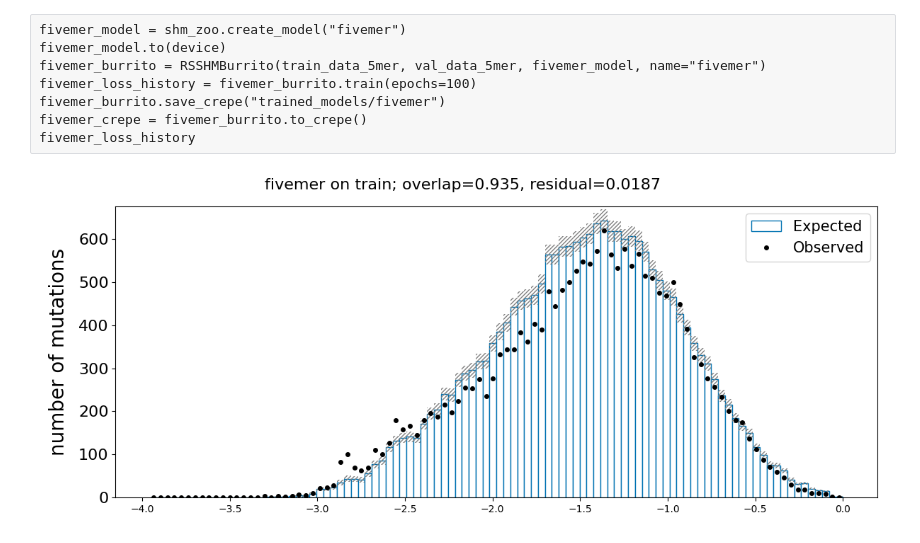
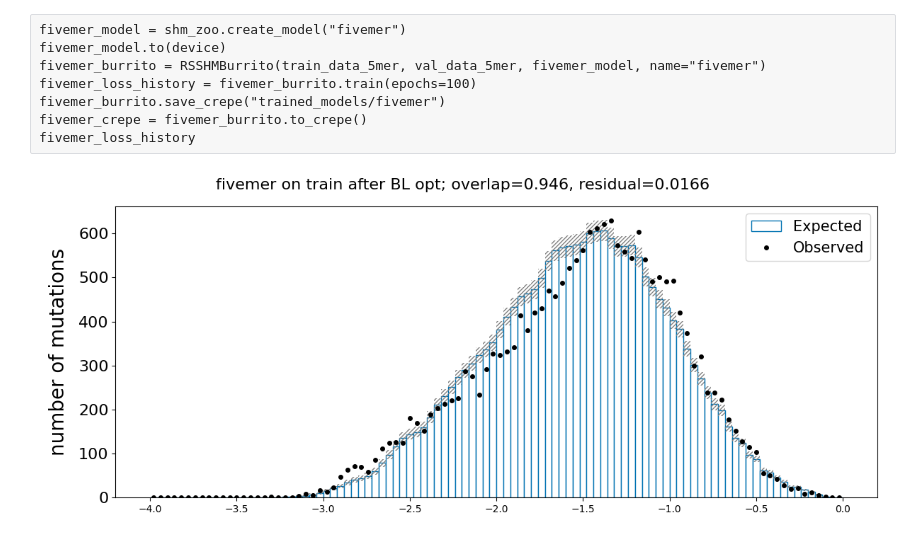
Before and after one commit to matsengrp/thrifty-experiments-1, a Jupyter notebook: human/lets_overfit.ipynb, the cells around one changed output. Saved outputs shown, nothing was run; the diff lists cells and outputs as text; code cells hidden in the pictures.

```diff
--- a/human/lets_overfit.ipynb
+++ b/human/lets_overfit.ipynb
@@ -54,6 +52,7 @@ def oe_plot_of_crepe(crepe, pcp_df, branch_lengths, title):
     ratess, cspss = trimmed_shm_model_outputs_of_crepe(crepe, pcp_df["parent"])
     site_count = crepe.encoder.site_count
     mut_indicators, base_idxss, masks = ragged_np_pcp_encoding(pcp_df["parent"], pcp_df["child"], site_count)
-    fig, oe_results = oe_plot_of(ratess, masks, branch_lengths, mut_indicators, title)
+    binning = np.linspace(-4, 0, 101)
+    fig, oe_results = oe_plot_of(ratess, masks, branch_lengths, mut_indicators, title, binning)
     oe_results.pop("counts_twinx_ax")
     return fig, oe_results
@@ -67,6 +86,7 @@ fivemer_crepe = fivemer_burrito.to_crepe()
 fivemer_loss_history
 # %%
 fivemer_crepe = framework.load_crepe("trained_models/fivemer")
-show_figure(oe_plot_of_crepe(fivemer_crepe, subsampled_train_df, subsampled_train_df["branch_length"], "fivemer on train")[0])
+optimized_bls = optimized_branch_lengths_of_crepe(fivemer_crepe, subsampled_train_df)
+show_figure(oe_plot_of_crepe(fivemer_crepe, subsampled_train_df, optimized_bls, f"fivemer on train after BL opt")[0])
 # %% [output]
-[figure, old version]
+[figure, new version]
```
Also changed, not shown: parts of 11 cells of this notebook, 1 other file.
